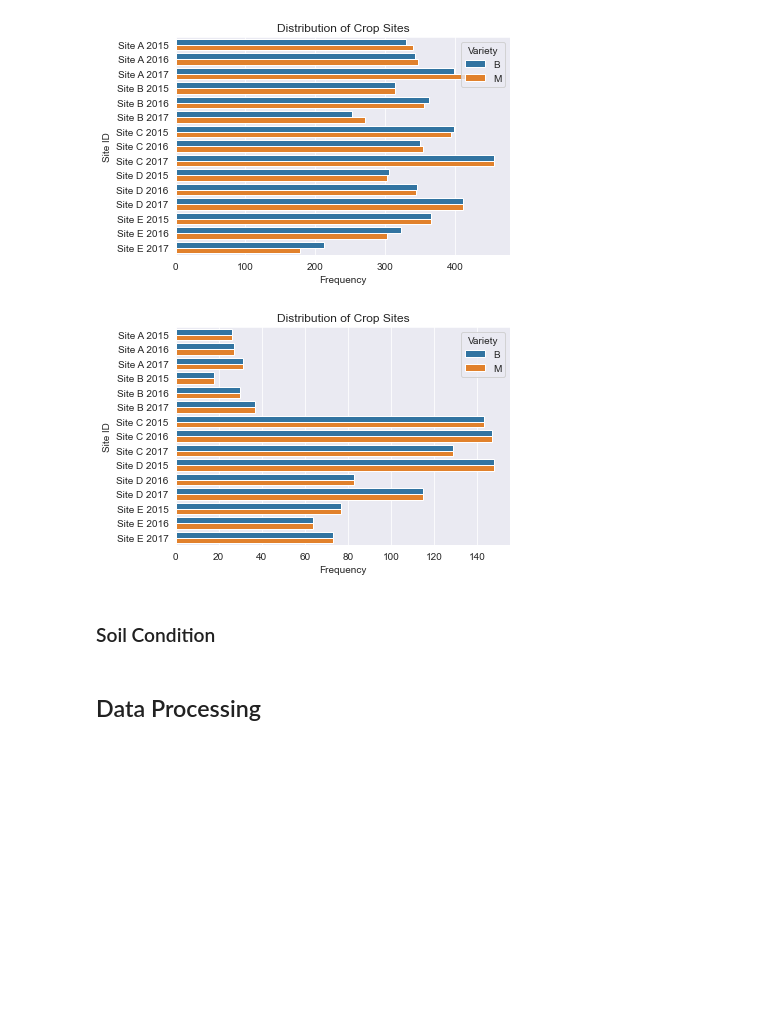
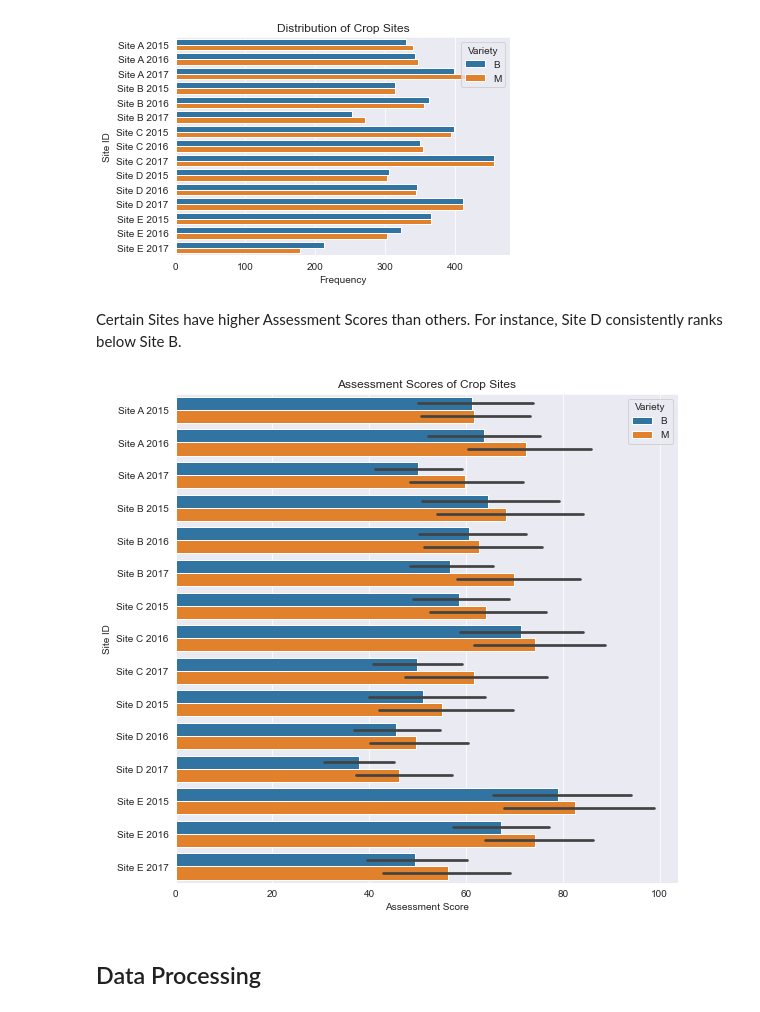
Before and after one commit to Chris95cam/PepsiCo-Data-Science-Challenge, a Jupyter notebook: PepsiCo.ipynb, the cells around one changed output. Cells and saved outputs as stored; diff of their text form; code cells hidden in the pictures; blank space fills up the shorter version.

```diff
--- a/PepsiCo.ipynb
+++ b/PepsiCo.ipynb
@@ -219,15 +274,16 @@ plt.xlabel('Frequency')
 plt.show()
 # %% [output]
 [figure]
+# %% [markdown]
+Certain Sites have higher Assessment Scores than others. For instance, Site D consistently ranks below Site B.
 # %%
-sns.barplot(data=df,x='Elevation (m)',y='Site ID',hue='Variety',order = sorted(df['Site ID'].unique()),hue_order=['B','M'])
-plt.title('Distribution of Crop Sites')
-plt.xlabel('Frequency')
+plt.figure(figsize=(9,9))
+sns.barplot(data=df,x='Assessment Score',y='Site ID',hue='Variety',order = sorted(df['Site ID'].unique()),hue_order=['B','M'])
+plt.title('Assessment Scores of Crop Sites')
+plt.xlabel('Assessment Score')
 plt.show()
 # %% [output]
-[figure, old version]
+[figure, new version]
-# %% [markdown]
-### Soil Condition
 # %% [markdown]
 ## Data Processing
 # %% [markdown]
```
Also changed, not shown: parts of 38 cells of this notebook.
